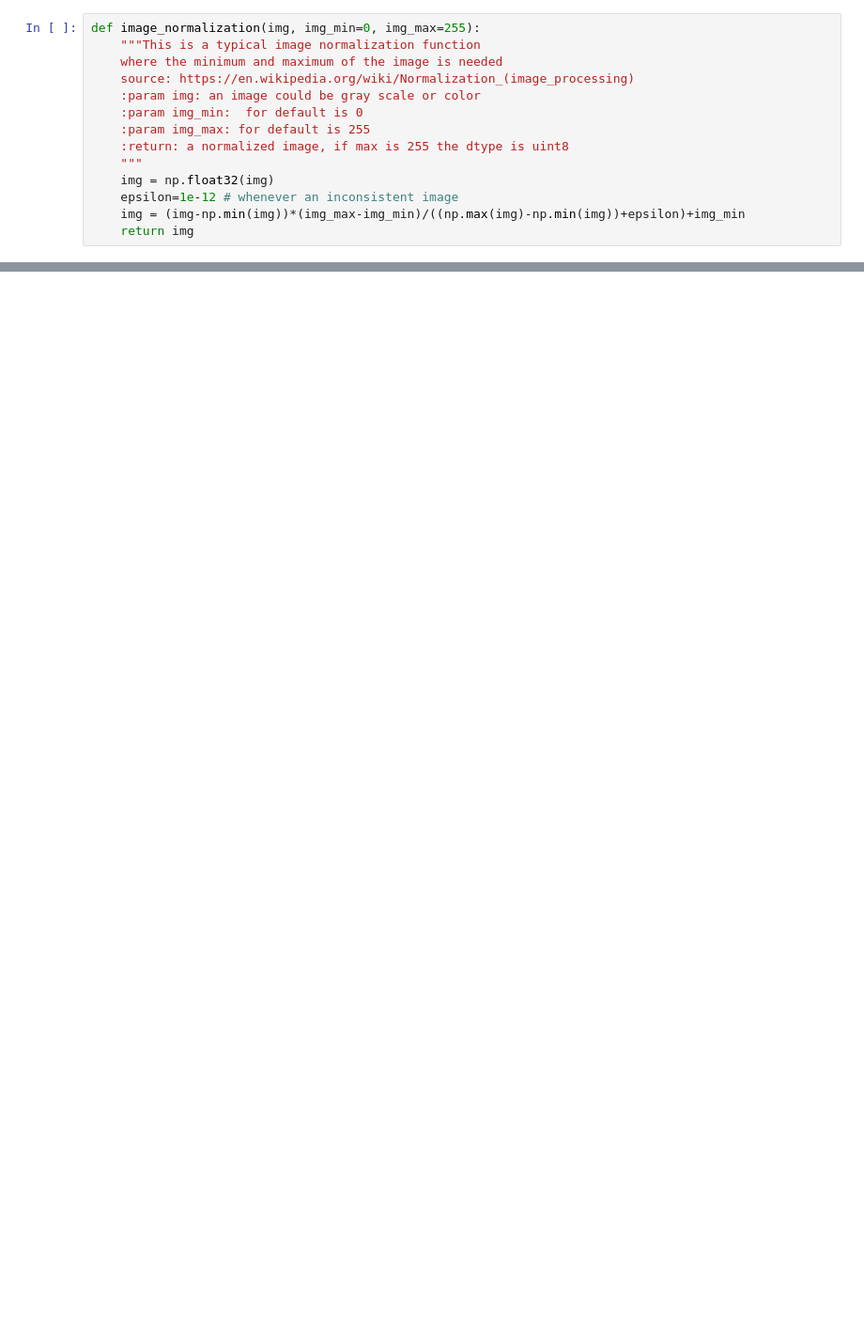
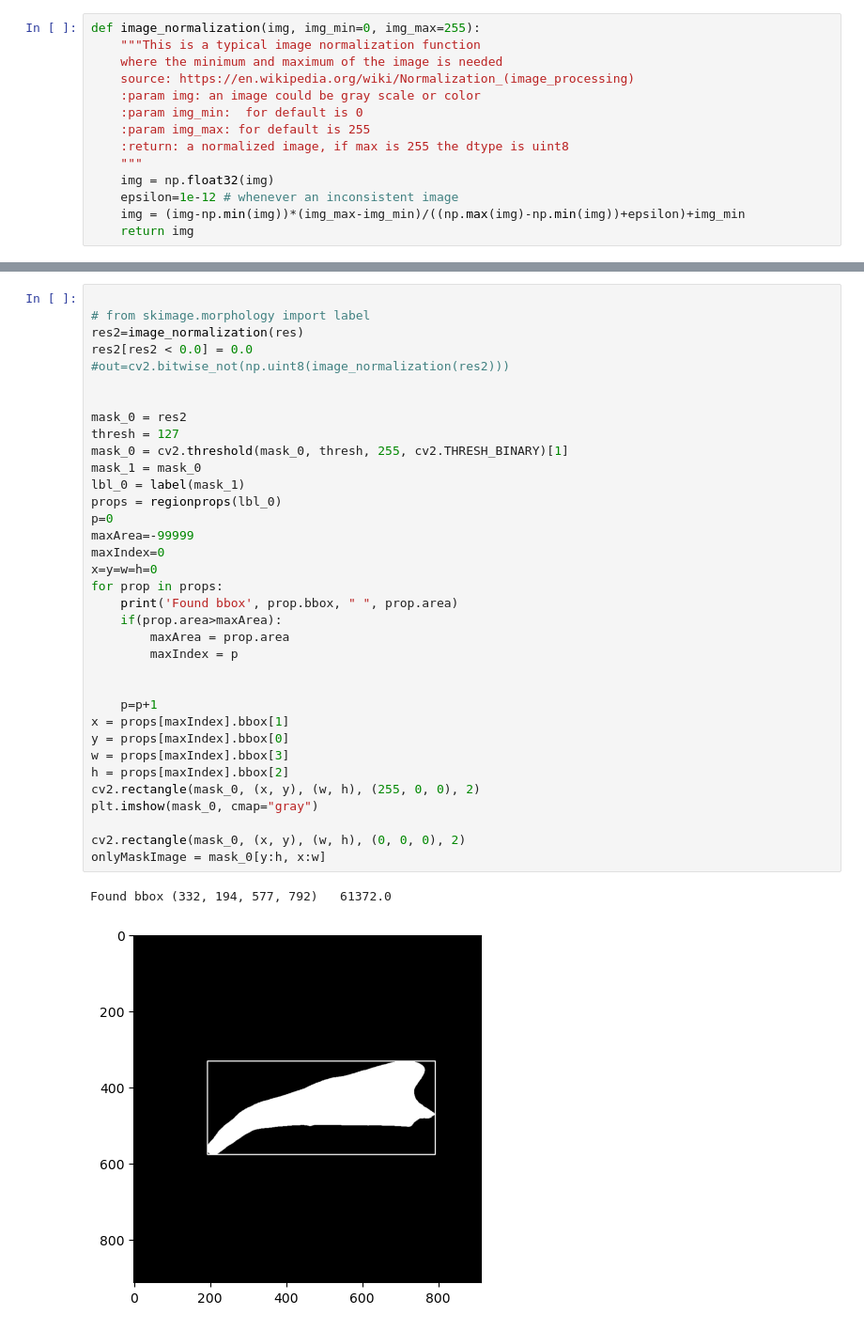
Before and after one commit to tomaszjacek/deepLearning, a Jupyter notebook: keel/cutoff_keelbone_by_mask.ipynb, the cells around one changed output, grey strips where cells are left out. Shown: that part at 94% size. Drawn from its saved outputs; the diff is of its cells as text; blank space fills up the shorter version.

```diff
--- a/keel/cutoff_keelbone_by_mask.ipynb
+++ b/keel/cutoff_keelbone_by_mask.ipynb
@@ -215,0 +186,38 @@ transpose expects a vector of size 3. But input(1) is a vector of size 4
+# %%
+
+# from skimage.morphology import label
+res2=image_normalization(res)
+res2[res2 < 0.0] = 0.0
+#out=cv2.bitwise_not(np.uint8(image_normalization(res2)))
+
+
+mask_0 = res2
+thresh = 127
+mask_0 = cv2.threshold(mask_0, thresh, 255, cv2.THRESH_BINARY)[1]
+mask_1 = mask_0
+lbl_0 = label(mask_1)
+props = regionprops(lbl_0)
+p=0
+maxArea=-99999
+maxIndex=0
+x=y=w=h=0
+for prop in props:
+    print('Found bbox', prop.bbox, " ", prop.area)
+    if(prop.area>maxArea):
+        maxArea = prop.area
+        maxIndex = p
+
+
+    p=p+1
+x = props[maxIndex].bbox[1]
+y = props[maxIndex].bbox[0]
+w = props[maxIndex].bbox[3]
+h = props[maxIndex].bbox[2]
+cv2.rectangle(mask_0, (x, y), (w, h), (255, 0, 0), 2)
+plt.imshow(mask_0, cmap="gray")
+
+cv2.rectangle(mask_0, (x, y), (w, h), (0, 0, 0), 2)
+onlyMaskImage = mask_0[y:h, x:w]
+# %% [output]
+Found bbox (332, 194, 577, 792)   61372.0
+[figure, added]
```
Also changed, not shown: parts of 13 cells of this notebook, 1 other file.
